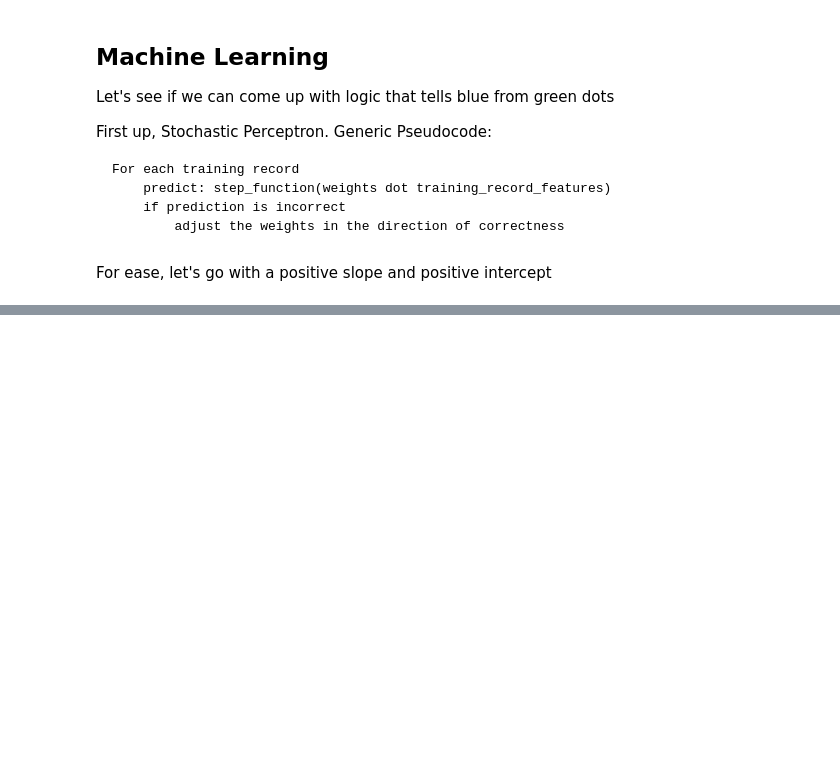
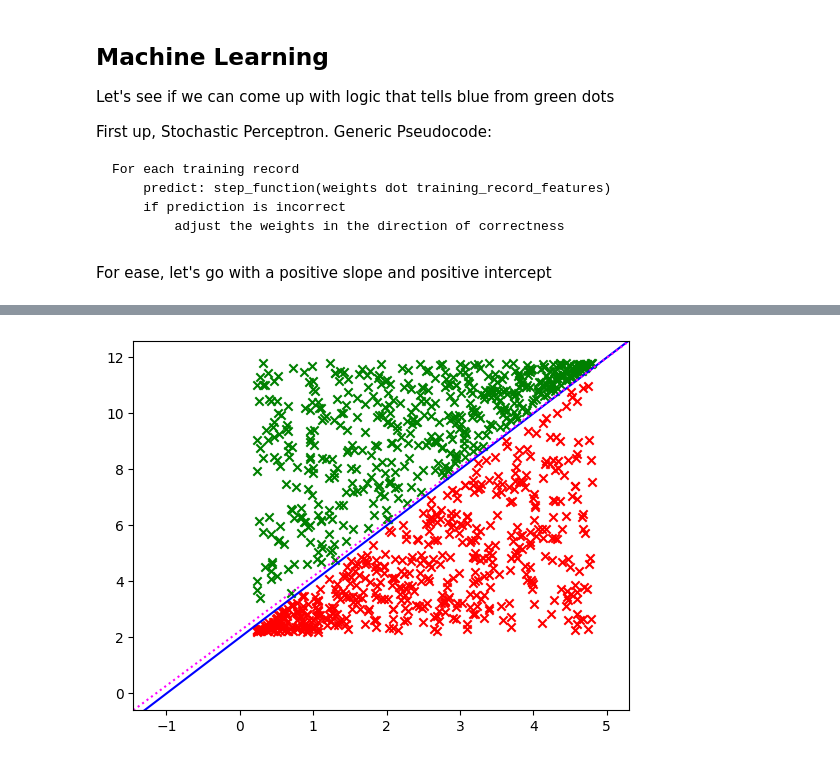
Before and after one commit to boyko11/perceptron, a Jupyter notebook: perceptron.ipynb, the cells around one changed output, grey strips where cells are left out. Saved outputs shown, nothing was run; the diff lists cells and outputs as text; code cells hidden in the pictures; blank space fills up the shorter version.

Commit message:
Added implementation for Batch and Mini-Batch Perceptrons

```diff
--- a/perceptron.ipynb
+++ b/perceptron.ipynb
@@ -302,0 +314,33 @@ Cheers!
+# %%
+def do_batch_perceptron(feature_data, labels, learning_rate, init_weights, num_epochs, batch_size=None):
+
+    weights = init_weights
+    for epoch in range(num_epochs):
+
+        predicted_labels = sign(np.dot(feature_data, weights))
+        # see comment in stochastic perceptron why we divide by 2
+        errors = (labels - predicted_labels)/2
+        delta_weights = learning_rate * errors * feature_data
+        weights = weights + np.sum(delta_weights, axis=0, keepdims=True).T
+
+        projections = sign(np.dot(feature_data, weights))
+        accuracy_score = accuracy(labels, projections)
+
+        print(f'epoch: {epoch}, accuracy: {accuracy_score}')
+
+        if accuracy_score == 1:
+            print("Perfect Accuracy weights: ")
+            print(f'epoch: {epoch}')
+            return weights
+
+    return weights
+
+this_num_epochs = 150
+learned_batch_weights = do_batch_perceptron(this_feature_data, this_labels, this_learning_rate, this_init_weights,
+                                          this_num_epochs)
+
+this_plot = plot_records(records=this_training_records, slope=this_slope, intercept=this_intercept, x_min=this_x_min,
+                  x_max=this_x_max)
+this_plot = plot_decision_boundary(this_plot, learned_batch_weights)
+this_plot.show()
+# %% [output]
@@ -302,0 +364 @@ Cheers!
+[figure, added]
```
Also changed, not shown: parts of 11 cells of this notebook, 1 other file.
